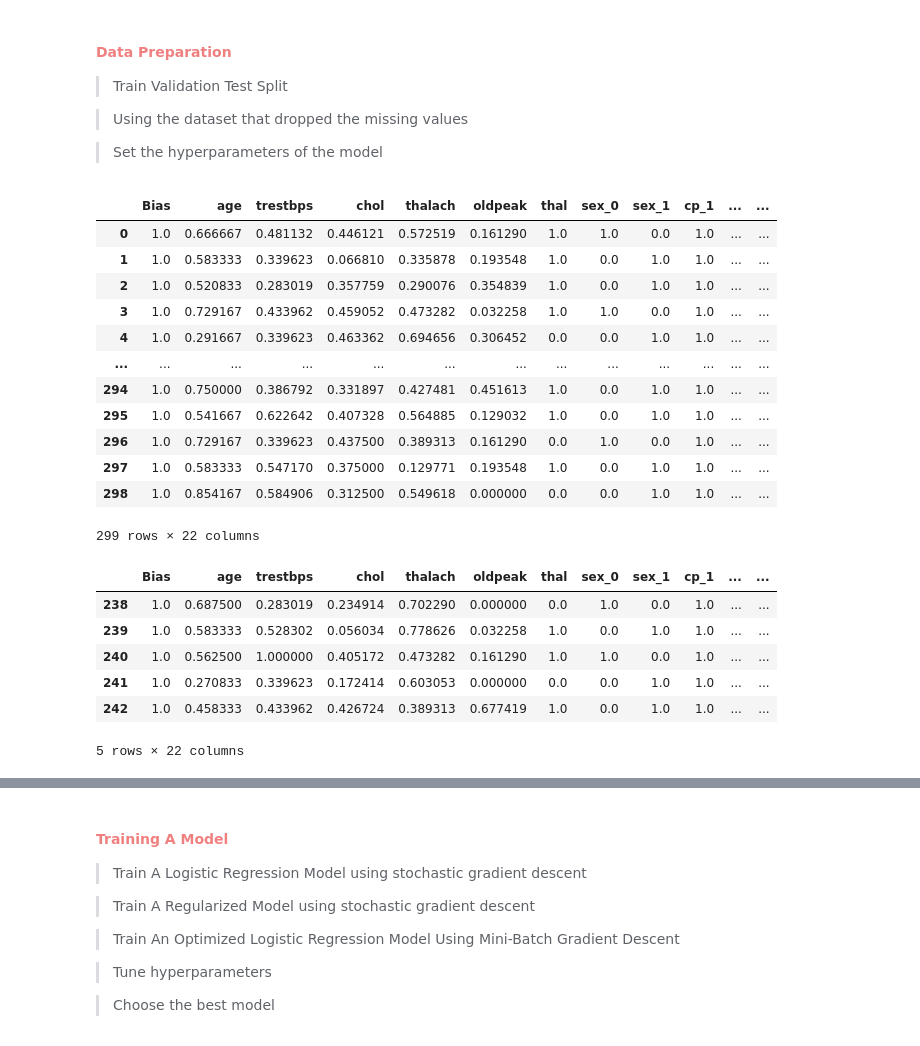
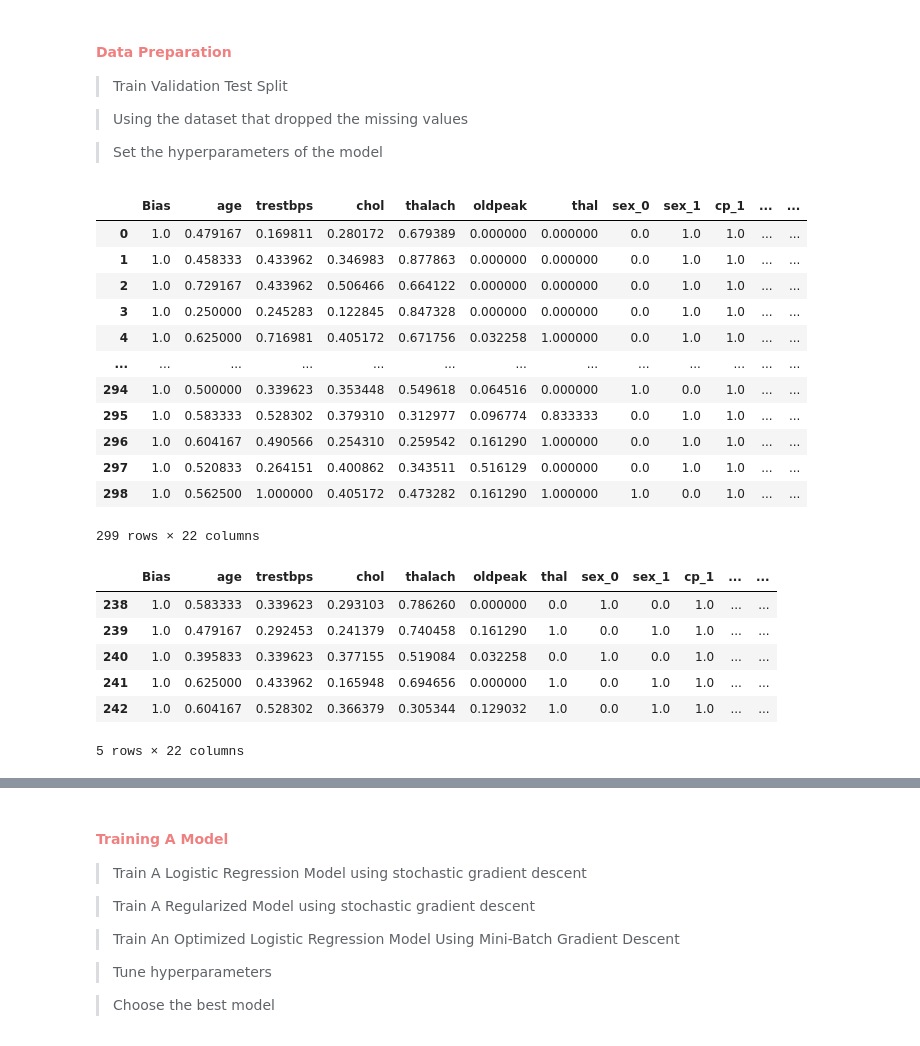
Before and after one commit to Five-Tackle-One/Investigative-Analysis-of-Heart-Disease-Diagnosis, a Jupyter notebook: Investigative Analysis of Heart Disease Diagnosis.ipynb, the cells around one changed output, grey strips where cells are left out. Drawn from its saved outputs; the diff is of its cells as text; code cells hidden in the pictures.

```diff
--- a/Investigative Analysis of Heart Disease Diagnosis.ipynb
+++ b/Investigative Analysis of Heart Disease Diagnosis.ipynb
@@ -423,22 +423,22 @@ dv.box_plot_continuous(drop_missing_cleveland,continuous,names,n=3,m=2,hue='num'
 # %%
 model_dataset = encode_drop_missing_heart.copy()
 model_dataset = dp.minmax_scale(model_dataset)
 model_dataset = dp.add_bias(model_dataset)
-# model_dataset = model_dataset.sample(frac=1).reset_index(drop=True)
+model_dataset = model_dataset.sample(frac=1).reset_index(drop=True)
 model_dataset
 # %% [output]
 |  | Bias | age | trestbps | chol | thalach | oldpeak | thal | sex_0 | sex_1 | cp_1 | ... | ... |
-| 0 | 1.0 | 0.666667 | 0.481132 | 0.446121 | 0.572519 | 0.161290 | 1.0 | 1.0 | 0.0 | 1.0 | ... | ... |
-| 1 | 1.0 | 0.583333 | 0.339623 | 0.066810 | 0.335878 | 0.193548 | 1.0 | 0.0 | 1.0 | 1.0 | ... | ... |
-| 2 | 1.0 | 0.520833 | 0.283019 | 0.357759 | 0.290076 | 0.354839 | 1.0 | 0.0 | 1.0 | 1.0 | ... | ... |
-| 3 | 1.0 | 0.729167 | 0.433962 | 0.459052 | 0.473282 | 0.032258 | 1.0 | 1.0 | 0.0 | 1.0 | ... | ... |
-| 4 | 1.0 | 0.291667 | 0.339623 | 0.463362 | 0.694656 | 0.306452 | 0.0 | 0.0 | 1.0 | 1.0 | ... | ... |
+| 0 | 1.0 | 0.479167 | 0.169811 | 0.280172 | 0.679389 | 0.000000 | 0.000000 | 0.0 | 1.0 | 1.0 | ... | ... |
+| 1 | 1.0 | 0.458333 | 0.433962 | 0.346983 | 0.877863 | 0.000000 | 0.000000 | 0.0 | 1.0 | 1.0 | ... | ... |
+| 2 | 1.0 | 0.729167 | 0.433962 | 0.506466 | 0.664122 | 0.000000 | 0.000000 | 0.0 | 1.0 | 1.0 | ... | ... |
+| 3 | 1.0 | 0.250000 | 0.245283 | 0.122845 | 0.847328 | 0.000000 | 0.000000 | 0.0 | 1.0 | 1.0 | ... | ... |
+| 4 | 1.0 | 0.625000 | 0.716981 | 0.405172 | 0.671756 | 0.032258 | 1.000000 | 0.0 | 1.0 | 1.0 | ... | ... |
 | ... | ... | ... | ... | ... | ... | ... | ... | ... | ... | ... | ... | ... |
-| 294 | 1.0 | 0.750000 | 0.386792 | 0.331897 | 0.427481 | 0.451613 | 1.0 | 0.0 | 1.0 | 1.0 | ... | ... |
-| 295 | 1.0 | 0.541667 | 0.622642 | 0.407328 | 0.564885 | 0.129032 | 1.0 | 0.0 | 1.0 | 1.0 | ... | ... |
-| 296 | 1.0 | 0.729167 | 0.339623 | 0.437500 | 0.389313 | 0.161290 | 0.0 | 1.0 | 0.0 | 1.0 | ... | ... |
-| 297 | 1.0 | 0.583333 | 0.547170 | 0.375000 | 0.129771 | 0.193548 | 1.0 | 0.0 | 1.0 | 1.0 | ... | ... |
-| 298 | 1.0 | 0.854167 | 0.584906 | 0.312500 | 0.549618 | 0.000000 | 0.0 | 0.0 | 1.0 | 1.0 | ... | ... |
+| 294 | 1.0 | 0.500000 | 0.339623 | 0.353448 | 0.549618 | 0.064516 | 0.000000 | 1.0 | 0.0 | 1.0 | ... | ... |
+| 295 | 1.0 | 0.583333 | 0.528302 | 0.379310 | 0.312977 | 0.096774 | 0.833333 | 0.0 | 1.0 | 1.0 | ... | ... |
+| 296 | 1.0 | 0.604167 | 0.490566 | 0.254310 | 0.259542 | 0.161290 | 1.000000 | 0.0 | 1.0 | 1.0 | ... | ... |
+| 297 | 1.0 | 0.520833 | 0.264151 | 0.400862 | 0.343511 | 0.516129 | 0.000000 | 0.0 | 1.0 | 1.0 | ... | ... |
+| 298 | 1.0 | 0.562500 | 1.000000 | 0.405172 | 0.473282 | 0.161290 | 1.000000 | 1.0 | 0.0 | 1.0 | ... | ... |
 299 rows × 22 columns
 # %%
 X = model_dataset.iloc[:,:-1]
@@ -454,10 +454,10 @@ testing_data = X_test.join(y_test)
 testing_data.head()
 # %% [output]
 |  | Bias | age | trestbps | chol | thalach | oldpeak | thal | sex_0 | sex_1 | cp_1 | ... | ... |
-| 238 | 1.0 | 0.687500 | 0.283019 | 0.234914 | 0.702290 | 0.000000 | 0.0 | 1.0 | 0.0 | 1.0 | ... | ... |
-| 239 | 1.0 | 0.583333 | 0.528302 | 0.056034 | 0.778626 | 0.032258 | 1.0 | 0.0 | 1.0 | 1.0 | ... | ... |
-| 240 | 1.0 | 0.562500 | 1.000000 | 0.405172 | 0.473282 | 0.161290 | 1.0 | 1.0 | 0.0 | 1.0 | ... | ... |
-| 241 | 1.0 | 0.270833 | 0.339623 | 0.172414 | 0.603053 | 0.000000 | 0.0 | 0.0 | 1.0 | 1.0 | ... | ... |
-| 242 | 1.0 | 0.458333 | 0.433962 | 0.426724 | 0.389313 | 0.677419 | 1.0 | 0.0 | 1.0 | 1.0 | ... | ... |
+| 238 | 1.0 | 0.583333 | 0.339623 | 0.293103 | 0.786260 | 0.000000 | 0.0 | 1.0 | 0.0 | 1.0 | ... | ... |
+| 239 | 1.0 | 0.479167 | 0.292453 | 0.241379 | 0.740458 | 0.161290 | 1.0 | 0.0 | 1.0 | 1.0 | ... | ... |
+| 240 | 1.0 | 0.395833 | 0.339623 | 0.377155 | 0.519084 | 0.032258 | 0.0 | 1.0 | 0.0 | 1.0 | ... | ... |
+| 241 | 1.0 | 0.625000 | 0.433962 | 0.165948 | 0.694656 | 0.000000 | 1.0 | 0.0 | 1.0 | 1.0 | ... | ... |
+| 242 | 1.0 | 0.604167 | 0.528302 | 0.366379 | 0.305344 | 0.129032 | 1.0 | 0.0 | 1.0 | 1.0 | ... | ... |
 5 rows × 22 columns
 # %%
```
Also changed, not shown: parts of 24 cells of this notebook, 1 other file.
